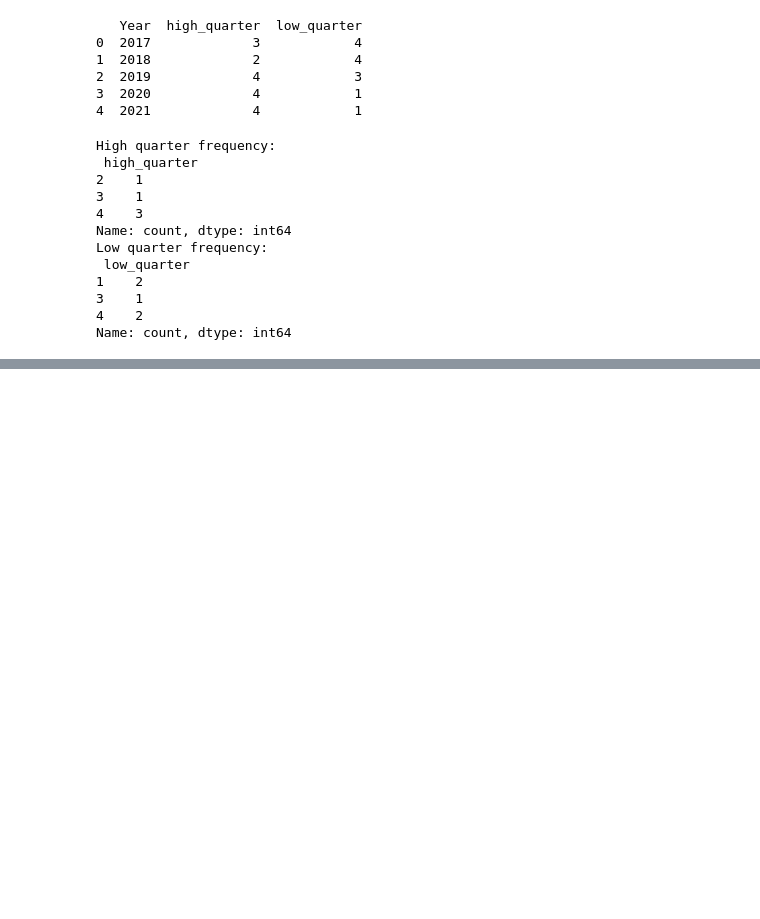
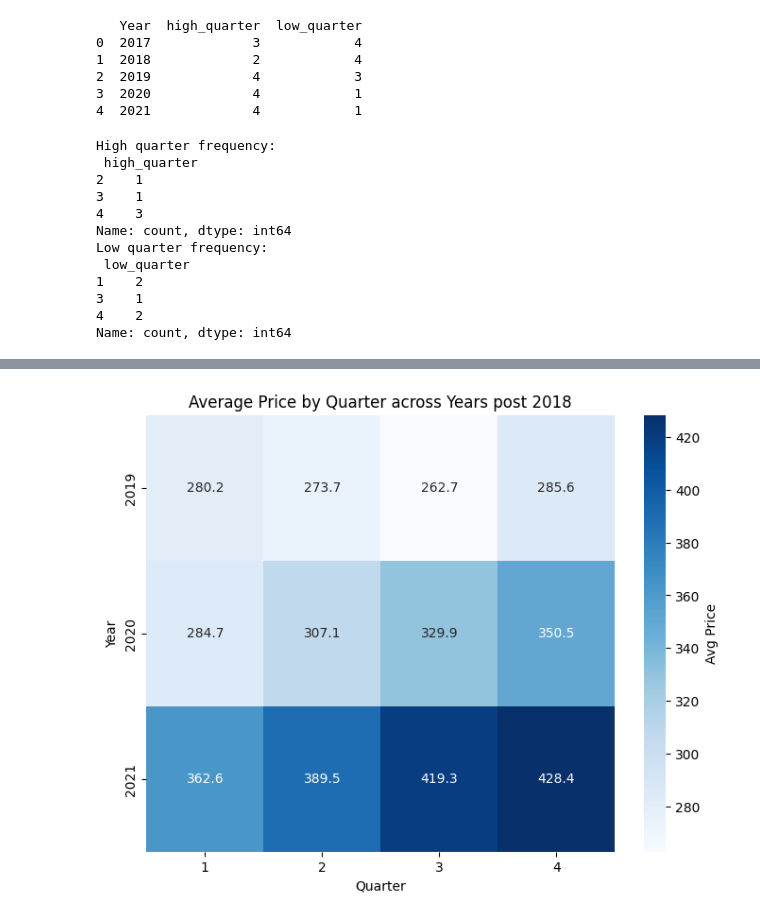
Before and after one commit to LesTobii/food-price-prediction, a Jupyter notebook: FPP_revision.ipynb, the cells around one changed output, grey strips where cells are left out. Cells and saved outputs as stored; diff of their text form; code cells hidden in the pictures; blank space fills up the shorter version.

Commit message:
analysis: deeper exploration into price trends and distributions

```diff
--- a/FPP_revision.ipynb
+++ b/FPP_revision.ipynb
@@ -326,0 +335,18 @@ Name: count, dtype: int64
+# %%
+#create new df to hold post 2018 data
+df_post18 = df_staples[ df_staples['Year'] > 2018 ].copy()
+
+#visualize average price per quarter over years post 2018
+quarterly_avg = df_post18.groupby(['Year', 'Quarter'], as_index=False)['Price'].mean()
+
+# Pivot for heatmap
+pivot = quarterly_avg.pivot(index='Year', columns='Quarter', values='Price')
+
+plt.figure(figsize=(8,6))
+sns.heatmap(pivot, annot=True, fmt=".1f", cmap="Blues", cbar_kws={'label':'Avg Price'})
+plt.title("Average Price by Quarter across Years post 2018")
+plt.xlabel("Quarter")
+plt.ylabel("Year")
+plt.show()
+# %% [output]
+[figure, added]
```
Also changed, not shown: parts of 12 cells of this notebook.
